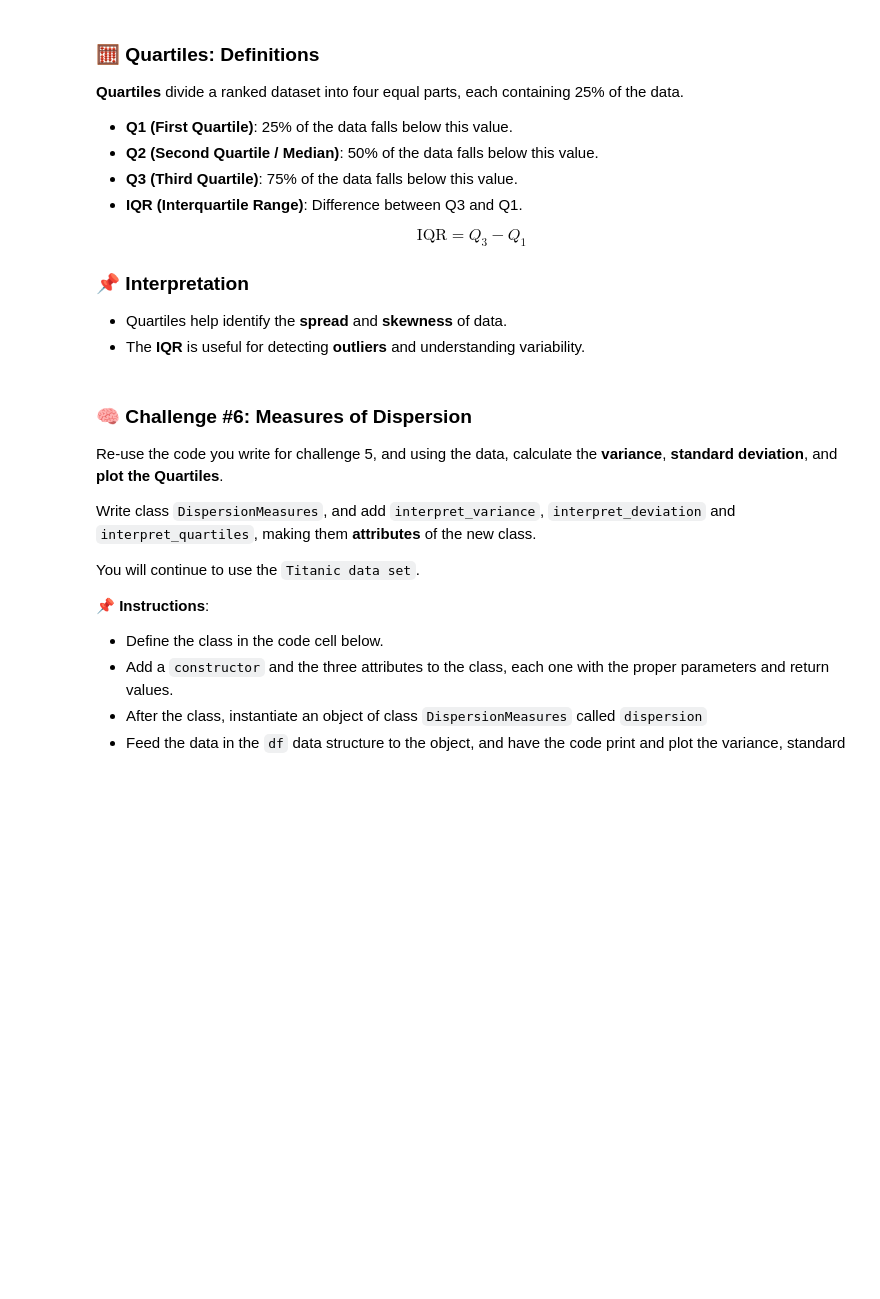
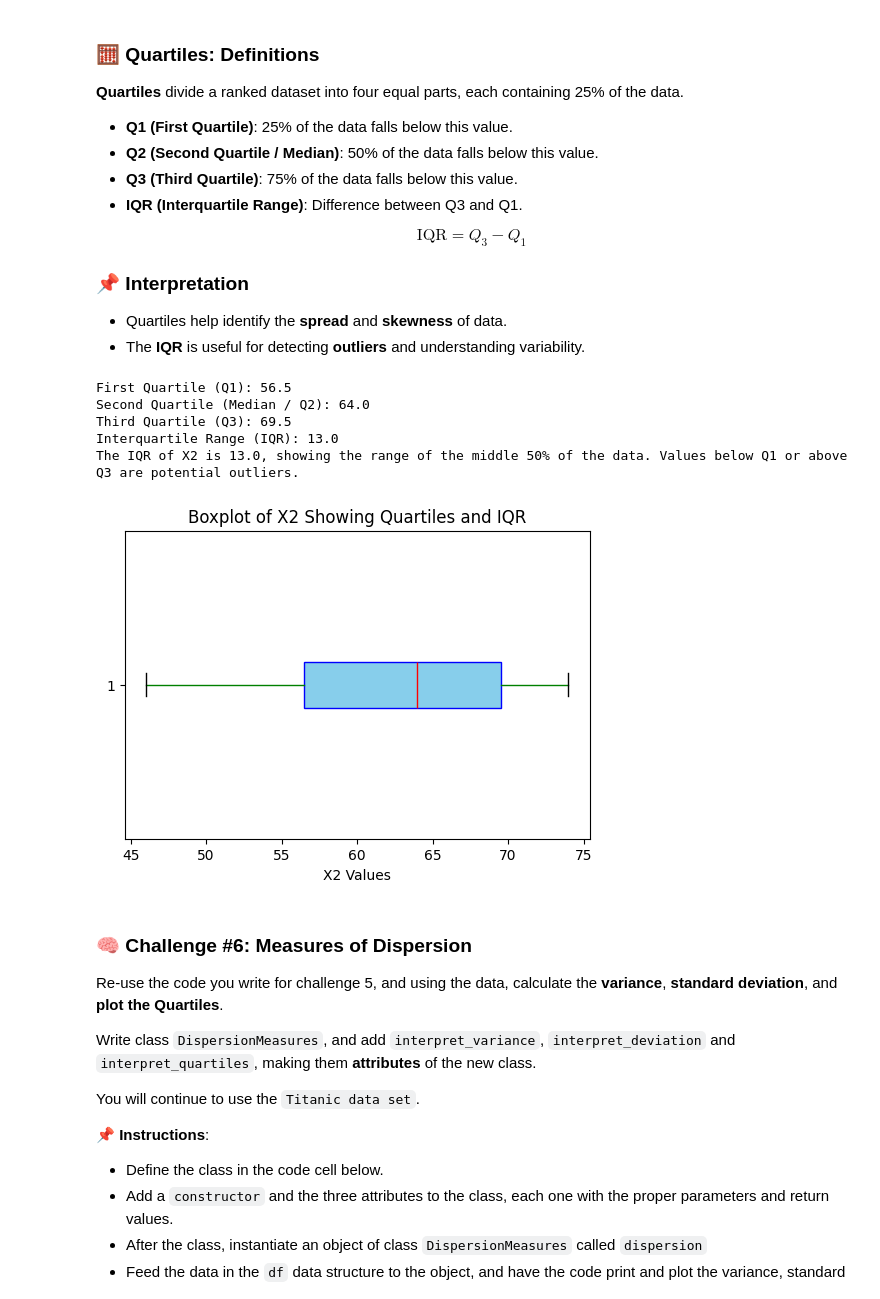
Before and after one commit to abdullahiabdirizak32-hub/DataStructuresWorkshop-Group2, a Jupyter notebook: IntroToDataStructures_Workshop_challenge.ipynb, the cells around one changed output. Cells and saved outputs as stored; diff of their text form; code cells hidden in the pictures; blank space fills up the shorter version.

```diff
--- a/IntroToDataStructures_Workshop_challenge.ipynb
+++ b/IntroToDataStructures_Workshop_challenge.ipynb
@@ -1096,23 +1144,42 @@ $$
 - The **IQR** is useful for detecting **outliers** and understanding variability.
 # %%
 import pandas as pd
+import matplotlib.pyplot as plt
 
 # Load the dataset
-# Assumes df = pd.read_csv("Systolic1.csv")
+df = pd.read_csv("./data/Systolic1.csv")
 
-# Compute quartiles and IQR for the X2 column
+# Compute quartiles and IQR for X2
 q1 = df['X2'].quantile(0.25)
 q2 = df['X2'].quantile(0.50)  # Median
 q3 = df['X2'].quantile(0.75)
 iqr = q3 - q1
 
-# Print the results
-print("First Quartile (Q1):", q1)
-print("Second Quartile (Q2 / Median):", q2)
-print("Third Quartile (Q3):", q3)
-print("Interquartile Range (IQR):", iqr)
+# Print interpretation
+print(f"First Quartile (Q1): {q1}")
+print(f"Second Quartile (Median / Q2): {q2}")
+print(f"Third Quartile (Q3): {q3}")
+print(f"Interquartile Range (IQR): {iqr}")
+print(f"The IQR of X2 is {iqr}, showing the range of the middle 50% of the data. "
+      f"Values below Q1 or above Q3 are potential outliers.")
 
-# TODO - Implement the method to calculate and interpret the standard deviation by charting it
+# --- Visualization with boxplot ---
+plt.figure(figsize=(6, 4))
+plt.boxplot(df['X2'], vert=False, patch_artist=True,
+            boxprops=dict(facecolor='skyblue', color='blue'),
+            medianprops=dict(color='red'),
+            whiskerprops=dict(color='green'),
+            capprops=dict(color='black'))
+plt.title("Boxplot of X2 Showing Quartiles and IQR")
+plt.xlabel("X2 Values")
+plt.show()
+# %% [output]
+First Quartile (Q1): 56.5
+Second Quartile (Median / Q2): 64.0
+Third Quartile (Q3): 69.5
+Interquartile Range (IQR): 13.0
+The IQR of X2 is 13.0, showing the range of the middle 50% of the data. Values below Q1 or above Q3 are potential outliers.
+[figure, added]
 # %% [markdown]
 ### 🧠 Challenge #6: Measures of Dispersion
 
```
Also changed, not shown: parts of 4 cells of this notebook.
